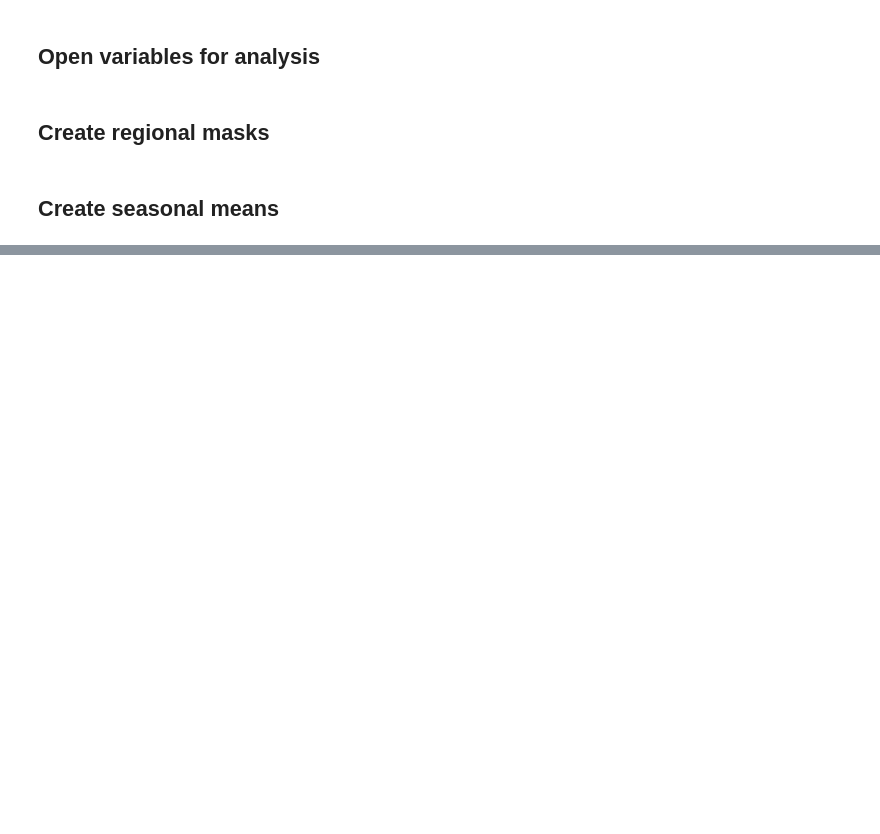
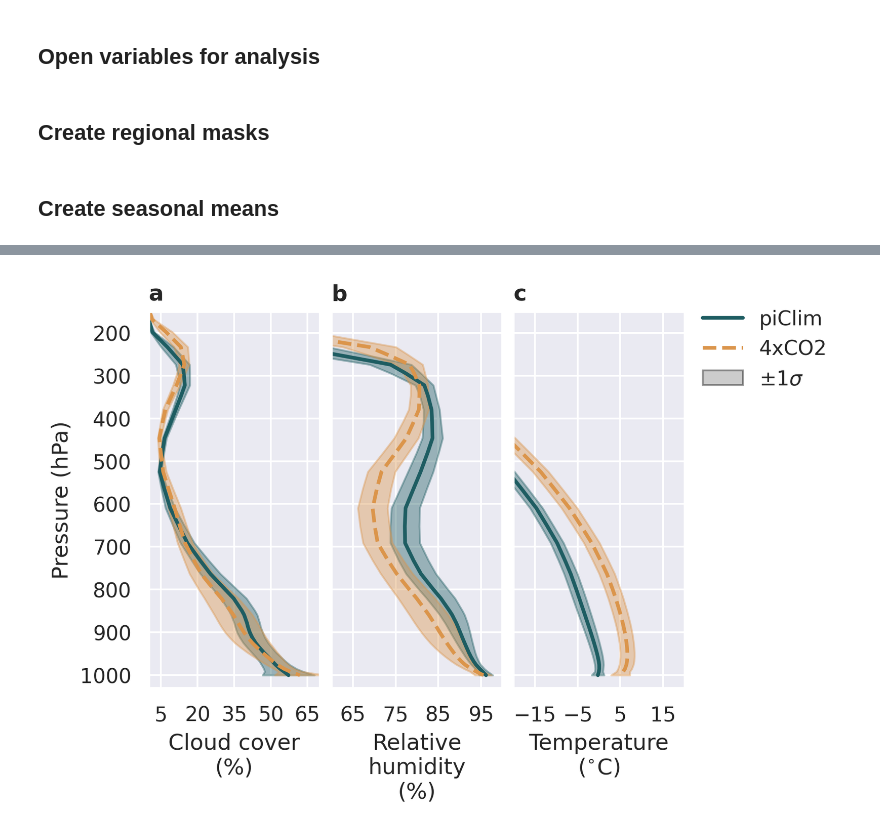
Before and after one commit to astridbg/arctic-cloud-feedbacks, a Jupyter notebook: FigA3.ipynb, the cells around one changed output, grey strips where cells are left out. Saved outputs shown, nothing was run; the diff lists cells and outputs as text; code cells hidden in the pictures; blank space fills up the shorter version.

```diff
--- a/FigA3.ipynb
+++ b/FigA3.ipynb
@@ -54,7 +33,5 @@ ds = ds.assign_coords({'co2_conc':exp_list})
 landmask = xr.open_dataarray(datadir+'LANDFRAC_piClim.nc')
 landmask = landmask.isel(time=0)
 oceanmask = 1-landmask
-landmask = landmask > 0.8
-oceanmask = oceanmask > 0.8
 # %% [markdown]
 ## Create seasonal means
@@ -141,0 +38,76 @@ plt.show()
+# %%
+import seaborn as sns
+sns.set_theme()
+
+season = 'JJA'
+Arctic_limit = 60
+lons=slice(0,300)
+linestyles = ['-','--']
+colors = [cmcrameri.cm.batlow.colors[60],cmcrameri.cm.batlow.colors[175]]
+vars = ['CLOUD','RELHUM','T']
+xlims = [[0,70], [60,100], [-20,20]]
+names = ['Cloud cover', 'Relative\nhumidity', 'Temperature']
+units = ['%', '%', '$^{\circ}$C']
+
+labels = [['a','b','c']]
+fig, axs = plt.subplot_mosaic(mosaic=labels, figsize=(6, 4),sharey=True, dpi=300,constrained_layout=True)
+#fig, axs = plt.subplots(2, 3, figsize=(6,8), sharey=True, constrained_layout=True)
+#fig.suptitle(season+' Land excluding Greenland > '+str(Arctic_limit)+'$^{\circ}$N', fontweight='bold')
+
+for label, var, xlim, name, unit in zip(labels[0],vars, xlims, names, units):
+
+    Arctic_masked = functions.computeWeightedMeanMasked(ds[var].sel(lat=slice(Arctic_limit, 90), lon=lons), oceanmask.sel(lat=slice(Arctic_limit, 90), lon=lons))
+
+    Arctic_masked_mean = Arctic_masked.sel(time=Arctic_masked.time.dt.season==season).mean('time')
+    Arctic_masked_std = Arctic_masked.sel(time=Arctic_masked.time.dt.season==season).std('time')
+
+    Arctic_masked_piClim_mean = Arctic_masked_mean.sel(co2_conc='piClim')
+    Arctic_masked_4xCO2_mean = Arctic_masked_mean.sel(co2_conc='abrupt-4xCO2')
+    Arctic_masked_piClim_std = Arctic_masked_std.sel(co2_conc='piClim')
+    Arctic_masked_4xCO2_std = Arctic_masked_std.sel(co2_conc='abrupt-4xCO2')
+
+    if var=='CLOUD':
+        axs[label].plot((Arctic_masked_piClim_mean)*100, ds.plev, color=colors[0],linestyle = linestyles[0], lw=2)
+        axs[label].plot((Arctic_masked_4xCO2_mean)*100, ds.plev,color=colors[1], linestyle = linestyles[1], lw=2)
+        axs[label].fill_betweenx(ds.plev,(Arctic_masked_piClim_mean-Arctic_masked_piClim_std)*100, (Arctic_masked_piClim_mean+Arctic_masked_piClim_std)*100, color=colors[0], alpha=0.4)
+        axs[label].fill_betweenx(ds.plev,(Arctic_masked_4xCO2_mean-Arctic_masked_4xCO2_std)*100, (Arctic_masked_4xCO2_mean+Arctic_masked_4xCO2_std)*100, color=colors[1], alpha=0.4)
+
+
+        axs[label].set_xticks([5, 20, 35, 50, 65])
+
+    elif var=='RELHUM':
+        axs[label].plot((Arctic_masked_piClim_mean), ds.plev, color=colors[0], linestyle = linestyles[0], lw=2,label='piClim land')
+        axs[label].plot((Arctic_masked_4xCO2_mean), ds.plev, color=colors[1], linestyle = linestyles[1],lw=2, label='4xCO2 land')
+        axs[label].fill_betweenx(ds.plev,(Arctic_masked_piClim_mean-Arctic_masked_piClim_std), (Arctic_masked_piClim_mean+Arctic_masked_piClim_std), color=colors[0], alpha=0.4)
+        axs[label].fill_betweenx(ds.plev,(Arctic_masked_4xCO2_mean-Arctic_masked_4xCO2_std), (Arctic_masked_4xCO2_mean+Arctic_masked_4xCO2_std), color=colors[1], alpha=0.4)
+
+        axs[label].set_xticks([65, 75, 85, 95])
+
+    elif var=='T':
+        axs[label].plot((Arctic_masked_piClim_mean)-273.15, ds.plev, color=colors[0], linestyle = linestyles[0], lw=2,label='piClim land')
+        axs[label].plot((Arctic_masked_4xCO2_mean)-273.15, ds.plev, color=colors[1], linestyle = linestyles[1],lw=2, label='4xCO2 land')
+        axs[label].fill_betweenx(ds.plev,(Arctic_masked_piClim_mean-Arctic_masked_piClim_std)-273.15, (Arctic_masked_piClim_mean+Arctic_masked_piClim_std)-273.15, color=colors[0], alpha=0.4)
+        axs[label].fill_betweenx(ds.plev,(Arctic_masked_4xCO2_mean-Arctic_masked_4xCO2_std)-273.15, (Arctic_masked_4xCO2_mean+Arctic_masked_4xCO2_std)-273.15,color=colors[1], alpha=0.4)
+
+        axs[label].set_xticks([-15, -5, 5, 15])
+
+    axs[label].set_ylim([1030,150])
+    axs[label].set_xlabel(name +'\n('+unit+')',fontsize=12)
+    #axs[label].set_title(name,fontsize=12)
+    axs[label].set_xlim(xlim)
+
+legend_elements = [Line2D([0], [0], color=colors[0], lw=2, linestyle=linestyles[0], label='piClim'),
+                   Line2D([0], [0], color=colors[1], lw=2, linestyle=linestyles[1], label='4xCO2'),
+                   Patch(facecolor='gray', edgecolor='black',alpha=0.4,label='$\pm$1$\sigma$')]
+
+axs['a'].set_ylabel('Pressure (hPa)')
+axs['c'].legend(handles=legend_elements, loc='center left', bbox_to_anchor=(1, 0.9),frameon=False)
+
+# Label subplots
+for label, ax in axs.items():
+    ax.set_title(label, loc='left', fontsize=12,fontweight='bold')
+
+fig.savefig('/nird/datapeak/NS9600K/astridbg/arctic-cld-feedbacks/arctic-cloud-feedbacks/article_figs/Fig2.png')
+fig.savefig('/nird/datapeak/NS9600K/astridbg/arctic-cld-feedbacks/arctic-cloud-feedbacks/article_figs/Fig2.pdf')
+# %% [output]
+[figure, added]
```
Also changed, not shown: parts of 5 cells of this notebook, 25 other files.
